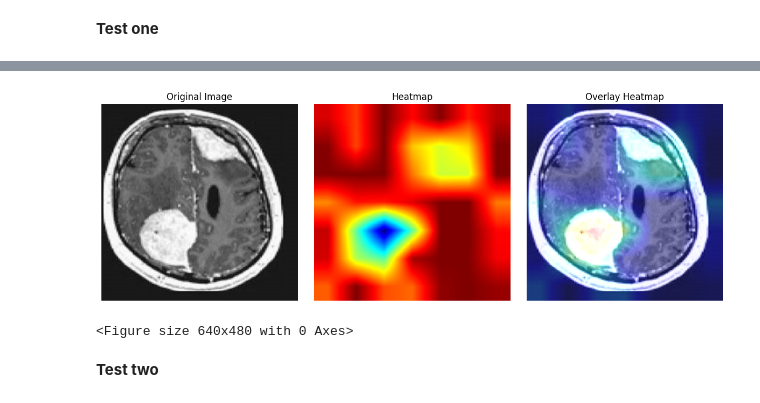
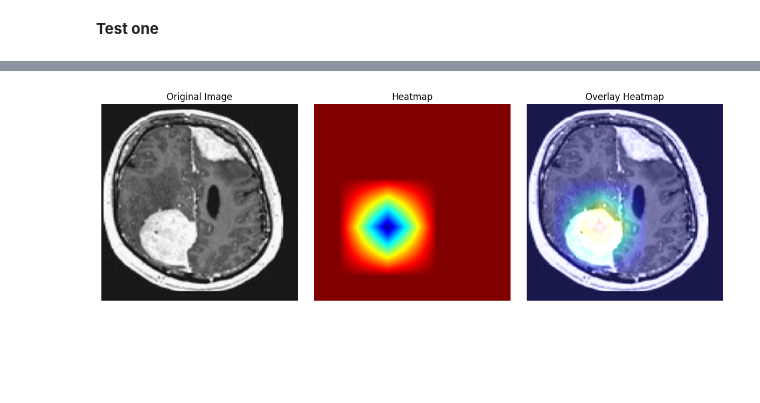
Before and after one commit to barta3235/working_model_resnet, a Jupyter notebook: working_model_resnet.ipynb, the cells around one changed output, grey strips where cells are left out. Drawn from its saved outputs; the diff is of its cells as text; code cells hidden in the pictures; blank space fills up the shorter version.

```diff
--- a/working_model_resnet.ipynb
+++ b/working_model_resnet.ipynb
@@ -723,20 +376,18 @@ Probability: 99.11%
 import numpy as np
 import tensorflow as tf
 from tensorflow.keras.preprocessing import image
+from tensorflow.keras.applications.resnet50 import preprocess_input
+from tensorflow.keras.models import load_model
 import matplotlib.pyplot as plt
 import cv2
 
-
-# Preprocess the image
+# Function to load and preprocess the image
 def load_preprocess_image(img_path):
     img = image.load_img(img_path, target_size=(224, 224))
     img_array = image.img_to_array(img)
     img_array_expanded_dims = np.expand_dims(img_array, axis=0)
-    return preprocess_input(img_array_expanded_dims)
-
-# Load and preprocess your image
-img_path = '/content/drive/MyDrive/sampleImagesToTest/Y2N (21).jpg'  # Update with your path
-preprocessed_img = load_preprocess_image(img_path)
+    img_tensor = preprocess_input(img_array_expanded_dims)
+    return tf.convert_to_tensor(img_tensor)  # Ensure it's a Tensor
 
 # Grad-CAM algorithm
 def make_gradcam_heatmap(img_array, model, last_conv_layer_name, pred_index=None):
@@ -745,6 +396,7 @@ def make_gradcam_heatmap(img_array, model, last_conv_layer_name, pred_index=None
     )
 
     with tf.GradientTape() as tape:
+        tape.watch(img_array)
         last_conv_layer_output, preds = grad_model(img_array)
         if pred_index is None:
             pred_index = tf.argmax(preds[0])
@@ -758,54 +410,50 @@ def make_gradcam_heatmap(img_array, model, last_conv_layer_name, pred_index=None
     heatmap = tf.maximum(heatmap, 0) / tf.math.reduce_max(heatmap)
     return heatmap.numpy()
 
-# Create the heatmap
-last_conv_layer_name = 'conv5_block1_0_conv'
-heatmap = make_gradcam_heatmap(preprocessed_img, model, last_conv_layer_name)
-
 # Superimpose the heatmap over the original image
 def save_and_display_gradcam(img_path, heatmap, alpha=0.4):
+    # Validate and prepare heatmap
+    heatmap = np.uint8(255 * heatmap)  # Normalize and convert to 8-bit format
+
+    # Read and resize the original image
     img = cv2.imread(img_path)
-    img = cv2.resize(img, (224, 224))  # Resize to the same size as model input
-    heatmap = cv2.resize(heatmap, (img.shape[1], img.shape[0]))  # Resize heatmap
-    heatmap = np.uint8(255 * heatmap)
+    img = cv2.resize(img, (224, 224))
+
+    # Resize heatmap to match image size
+    heatmap = cv2.resize(heatmap, (img.shape[1], img.shape[0]))
     heatmap = cv2.applyColorMap(heatmap, cv2.COLORMAP_JET)
+
+    # Superimpose the heatmap
     superimposed_img = heatmap * alpha + img
     superimposed_img = np.clip(superimposed_img, 0, 255).astype(np.uint8)
 
-    # Create a figure to display original, heatmap, and overlay
+    # Display images
     plt.figure(figsize=(12, 4))
-
-    # Original image
     plt.subplot(1, 3, 1)
     plt.imshow(cv2.cvtColor(img, cv2.COLOR_BGR2RGB))
     plt.title('Original Image')
     plt.axis('off')
 
-    # Heatmap
     plt.subplot(1, 3, 2)
     plt.imshow(heatmap)
     plt.title('Heatmap')
     plt.axis('off')
 
-    # Overlay
     plt.subplot(1, 3, 3)
     plt.imshow(cv2.cvtColor(superimposed_img, cv2.COLOR_BGR2RGB))
     plt.title('Overlay Heatmap')
     plt.axis('off')
 
-    # Show and save the figure
     plt.tight_layout()
     plt.show()
-    plt.savefig('/content/drive/MyDrive/work_temp/gradcam_composite.jpg')
 
-# Apply Grad-CAM
+# Example usage
+model_path = '/content/drive/MyDrive/work_temp/model_resnet_new'
+img_path = '/content/drive/MyDrive/sampleImagesToTest/Y2N (21).jpg'
+model = load_model(model_path)
+preprocessed_img = load_preprocess_image(img_path)
+last_conv_layer_name = 'conv2d_102'  # Ensure this is a correct and relevant layer
+heatmap = make_gradcam_heatmap(preprocessed_img, model, last_conv_layer_name)
 save_and_display_gradcam(img_path, heatmap)
-
-
-# conv5_block1_2_conv
-# conv5_block1_0_conv
 # %% [output]
-[figure, old version]
+[figure, new version]
-<Figure size 640x480 with 0 Axes>
-# %% [markdown]
-**Test two**
```
Also changed, not shown: parts of 25 cells of this notebook.
